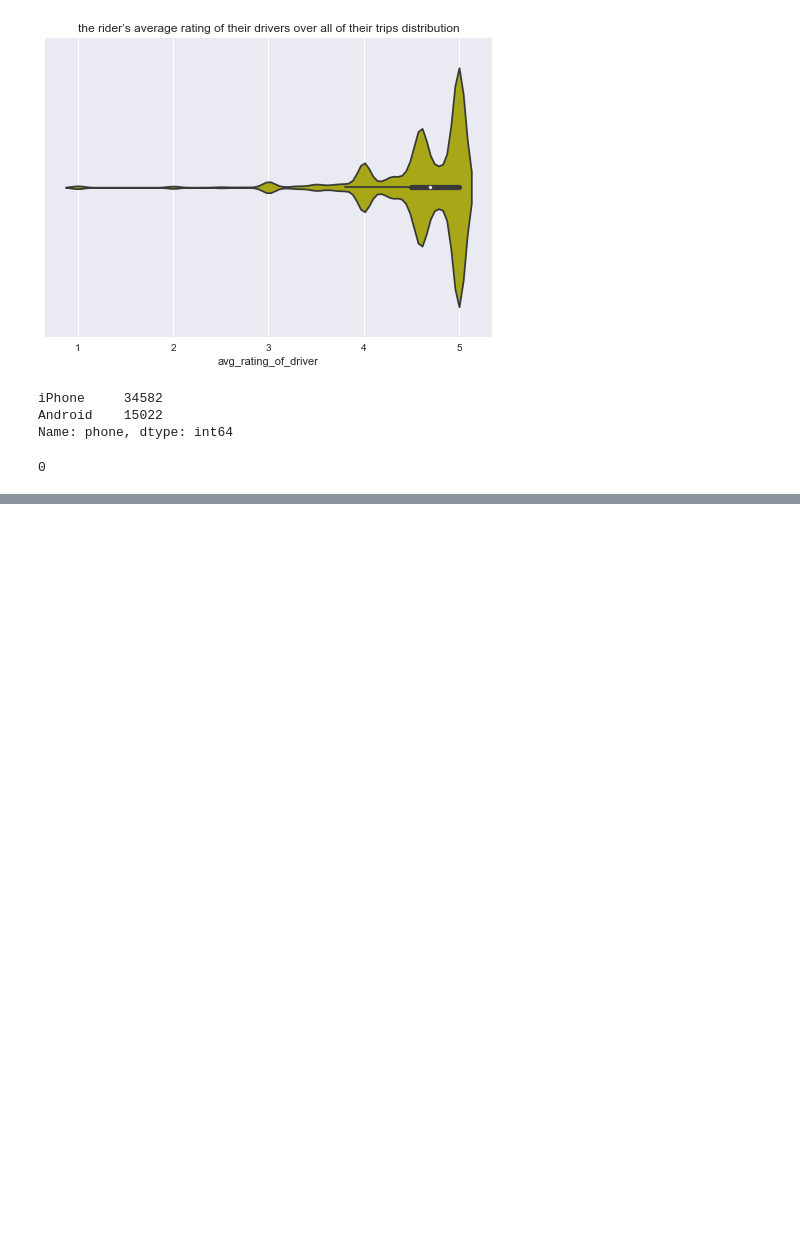
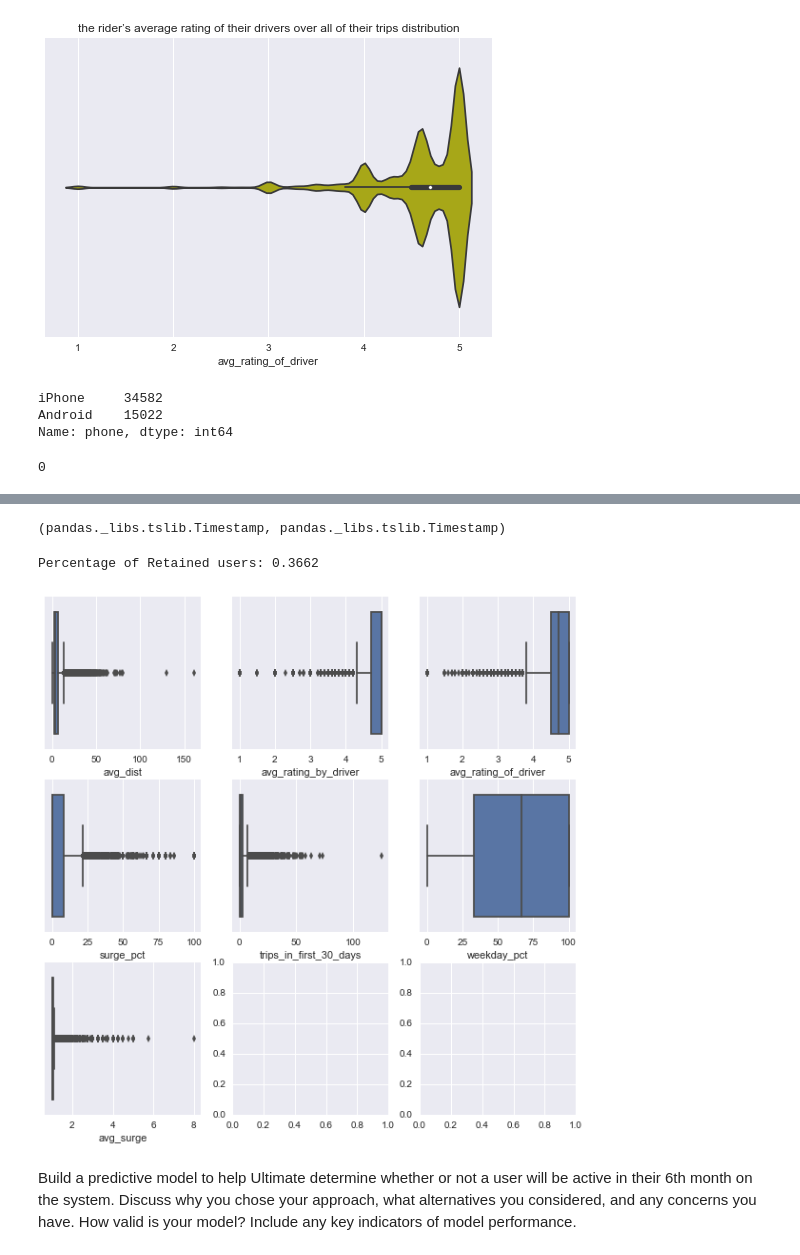
Before and after one commit to hedib/DataScienceProjects, a Jupyter notebook: Takehome_challenges/ultimate_solution.ipynb, the cells around one changed output, grey strips where cells are left out. Cells and saved outputs as stored; diff of their text form; code cells hidden in the pictures; blank space fills up the shorter version.

Commit message:
Added feature engineering and modeling

```diff
--- a/Takehome_challenges/ultimate_solution.ipynb
+++ b/Takehome_challenges/ultimate_solution.ipynb
@@ -358,0 +405,34 @@ ultimate_df.isnull().sum().sum()
+# %%
+# Change the column Data types in Required Format
+ultimate_df['signup_date'] = pd.to_datetime(ultimate_df['signup_date'])
+ultimate_df['last_trip_date'] = pd.to_datetime(ultimate_df['last_trip_date'])
+type(ultimate_df['signup_date'][0]), type(ultimate_df['last_trip_date'][0])
+# %% [output]
+(pandas._libs.tslib.Timestamp, pandas._libs.tslib.Timestamp)
+# %%
+last_day = max(ultimate_df['last_trip_date'])
+days_diff = [last_day - datetime.timedelta(days=x) for x in range(0, 30)]
+ultimate_df['retained_user'] = ultimate_df['last_trip_date'].map(lambda x: int(x in days_diff))
+# %%
+active = ultimate_df[ultimate_df['retained_user'] == 1]
+non_active_users = ultimate_df[ultimate_df['retained_user'] == 0]
+percent_active = len(active_users) / len(ultimate_df)
+print('Percentage of Retained users: {0}'.format(percent_active))
+# %% [output]
+Percentage of Retained users: 0.3662
+# %%
+#outlier
+
+fig , ax1 = plt.subplots(nrows=3, ncols=3,figsize=(10,10) )
+sns.boxplot('avg_dist', data=ultimate_df, ax=ax1[0,0])
+sns.boxplot('avg_rating_by_driver', data=ultimate_df, ax=ax1[0,1])
+sns.boxplot('avg_rating_of_driver', data=ultimate_df, ax=ax1[0,2])
+sns.boxplot('surge_pct', data=ultimate_df, ax=ax1[1,0])
+sns.boxplot('trips_in_first_30_days',data=ultimate_df, ax=ax1[1,1])
+sns.boxplot('weekday_pct', data=ultimate_df, ax=ax1[1,2])
+sns.boxplot('avg_surge', data=ultimate_df, ax=ax1[2,0])
+plt.show()
+# %% [output]
+[figure, added]
+# %% [markdown]
+Build a predictive model to help Ultimate determine whether or not a user will be active in their 6th month on the system. Discuss why you chose your approach, what alternatives you considered, and any concerns you have. How valid is your model? Include any key indicators of model performance.
```
Also changed, not shown: parts of 49 cells of this notebook.
